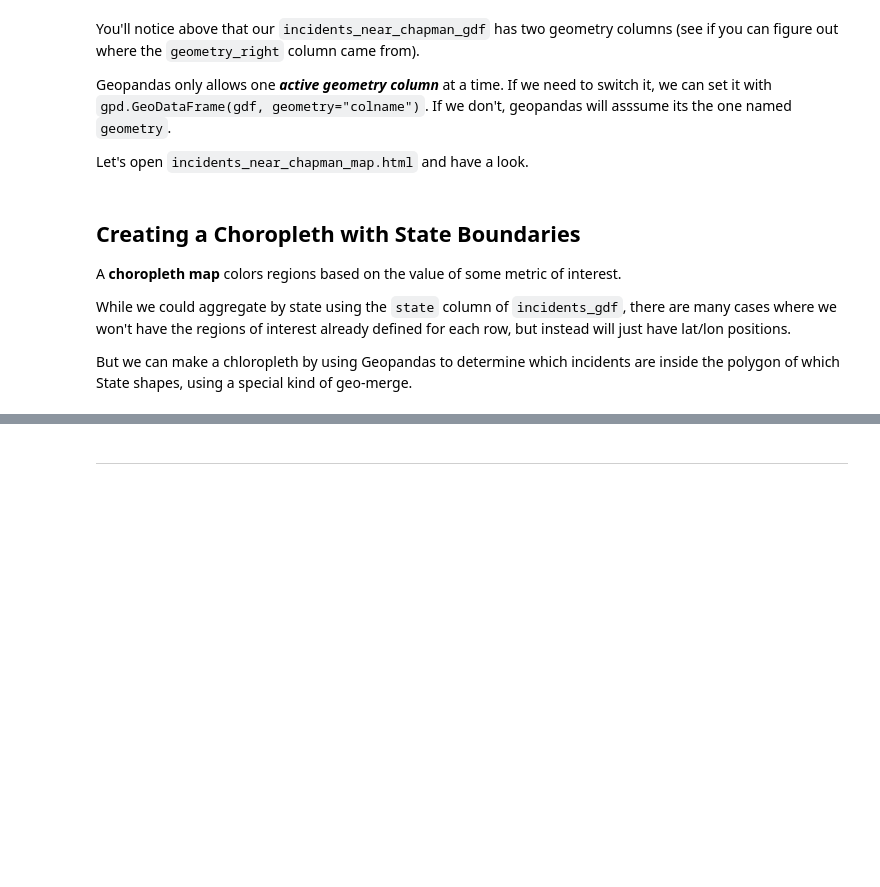
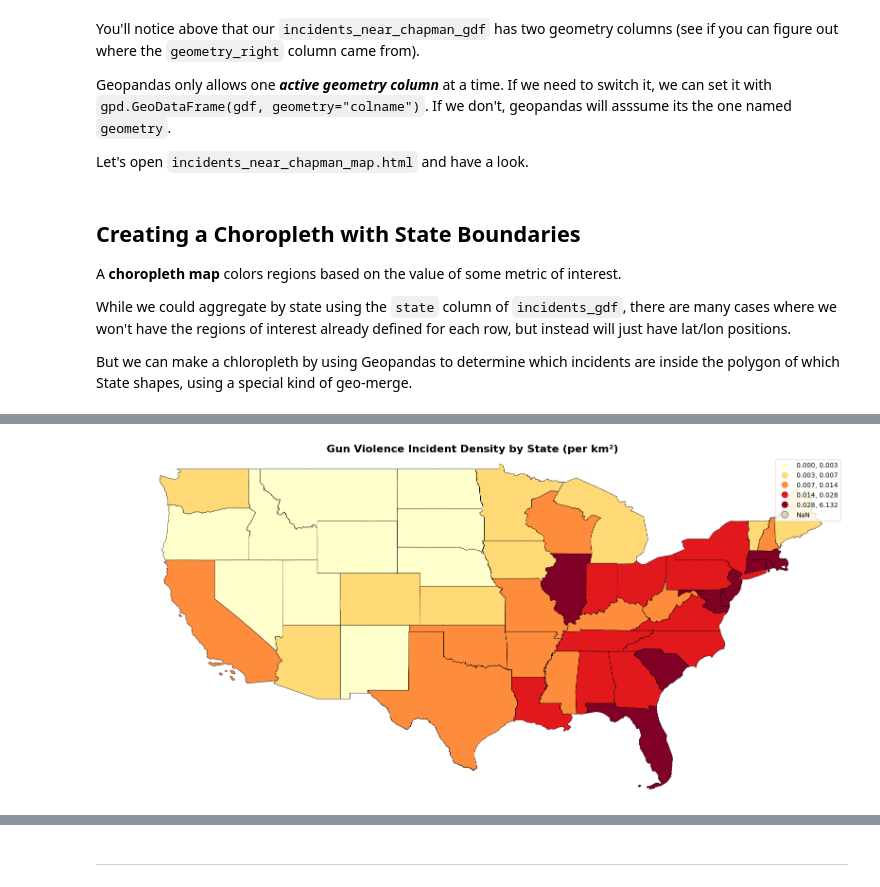
Before and after one commit to ZzAlexz/bus675_s26, a Jupyter notebook: lectures/Lecture_06_Time_Series_Geospatial.ipynb, the cells around one changed output, grey strips where cells are left out. Saved outputs shown, nothing was run; the diff lists cells and outputs as text; code cells hidden in the pictures; blank space fills up the shorter version.

```diff
--- a/lectures/Lecture_06_Time_Series_Geospatial.ipynb
+++ b/lectures/Lecture_06_Time_Series_Geospatial.ipynb
@@ -959,7 +1199,7 @@ Using the provided <code>idf</code> DataFrame and <code>igdf</code> GeoDataFrame
 import pandas as pd
 import geopandas as gpd
 from shapely.geometry import Point
-idf = gpd.read_feather('../data/gva.feather')
+idf = pd.read_feather('../data/gva.feather')  # troubleshot with Claude and advised to read it as pd instead of gpd
 geometry = [Point(xy) for xy in zip(idf['longitude'], idf['latitude'])]
 igdf = gpd.GeoDataFrame(idf, geometry=geometry)
 igdf.set_crs(epsg=4326, inplace=True)
@@ -967,11 +1207,80 @@ igdf.set_crs(epsg=4326, inplace=True)
 
 # 1. Calculate centroid for each state
 # Hint: Use dissolve() and .centroid
-# Your code here
+incidents_by_state_gdf = gpd.sjoin(
+    igdf,
+    us_states_gdf.loc[:, ['STUSPS', 'NAME', 'geometry']],
+    how='left',
+    predicate='within')
+state_centroids_gdf = (
+    incidents_by_state_gdf
+    .dissolve(by='STUSPS')
+    .centroid
+    .reset_index()
+    .rename(columns={0: 'centroid'}))
+state_centroids_gdf = gpd.GeoDataFrame(state_centroids_gdf, geometry='centroid', crs='EPSG:4326')
+
+print("Incident centroids by state")
+print(state_centroids_gdf.head())
 
 # 2. Create visualization of incident density (incidents per square km)
-# Your code here
+incidents_by_state_df = incidents_by_state_gdf.groupby('STUSPS').agg({
+    'incident_id': 'count',
+    'n_killed': 'sum',
+    'n_injured': 'sum'
+}).rename(columns={'incident_id': 'n_incidents'}).reset_index()
+
+us_states_proj = us_states_gdf.to_crs(epsg=3857)
+us_states_proj['area_km2'] = us_states_proj.geometry.area / 1e6
+
+incidents_by_state_df = incidents_by_state_df.merge(
+    us_states_proj[['STUSPS', 'area_km2']],
+    on='STUSPS',
+    how='left')
+incidents_by_state_df['incidents_per_km2'] = (
+    incidents_by_state_df['n_incidents'] / incidents_by_state_df['area_km2'])
+
+us_states_density = us_states_gdf.merge(
+    incidents_by_state_df,
+    on='STUSPS',
+    how='left')
+
+fig, ax = plt.subplots(figsize=(16, 10))
+us_states_density.plot(
+    column='incidents_per_km2',
+    ax=ax,
+    legend=True,
+    scheme='quantiles',
+    k=5,
+    legend_kwds={'fmt': '{:.3f}'},
+    cmap='YlOrRd',
+    edgecolor='black',
+    linewidth=0.5,
+    missing_kwds={'facecolor': 'lightgrey'})
+ax.set_title('Gun Violence Incident Density by State (per km²)', fontsize=16, fontweight='bold')
+ax.set_xlim(-130, -65)
+ax.set_ylim(24, 50)
+ax.set_axis_off()
+plt.tight_layout()
+plt.show()
 
 # 3. Find incidents within 50km of Punxsutawney, PA
 # Hint: Create a point for Punxsutawney,PA, buffer it, do a spatial join
-# Your code here
+punxsy_gdf = gpd.GeoDataFrame(
+    {'location_center': ['Punxsutawney, PA']},
+    geometry=[Point(-78.9562, 40.945)],
+    crs='EPSG:4326')
+
+punxsy_proj_gdf = punxsy_gdf.to_crs(epsg=3857)
+punxsy_proj_gdf['buffer'] = punxsy_proj_gdf.geometry.buffer(50000)
+punxsy_buffer_gdf = punxsy_proj_gdf.set_geometry('buffer')
+incidents_proj_gdf = igdf.to_crs(epsg=3857)
+incidents_near_punxsy_gdf = gpd.sjoin(
+    incidents_proj_gdf,
+    punxsy_buffer_gdf,
+    how='inner',
+    predicate='within')
+
+print(f"Incidents within 50km of Punxsutawney, PA ({len(incidents_near_punxsy_gdf)} total)")
+print(incidents_near_punxsy_gdf.head())
+# %% [output]
@@ -977,0 +1294 @@ igdf.set_crs(epsg=4326, inplace=True)
+[figure, added]
```
Also changed, not shown: parts of 24 cells of this notebook, 6 other files.
